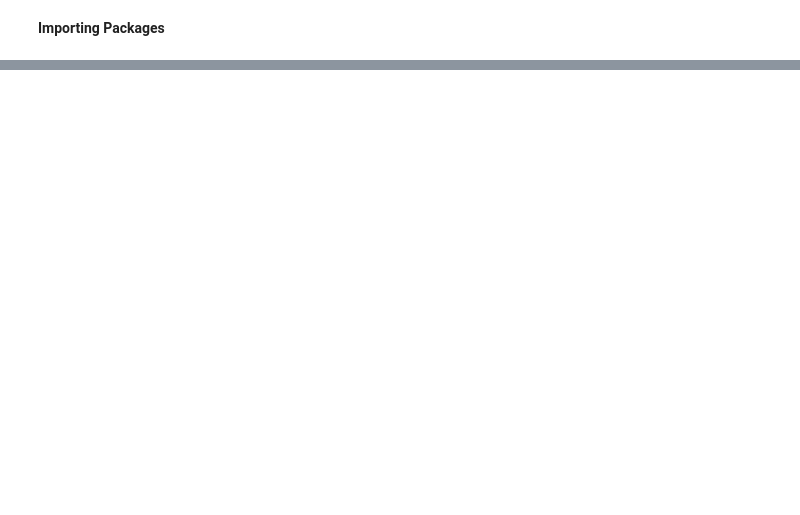
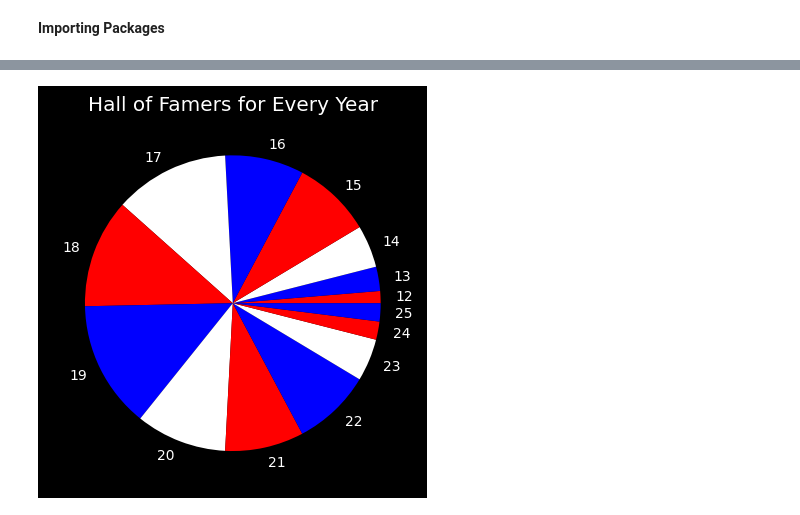
Before and after one commit to A-Peoples/DSRP_Project, a Jupyter notebook: Data_Science_Project_2025.ipynb, the cells around one changed output, grey strips where cells are left out. Drawn from its saved outputs; the diff is of its cells as text; code cells hidden in the pictures; blank space fills up the shorter version.

```diff
--- a/Data_Science_Project_2025.ipynb
+++ b/Data_Science_Project_2025.ipynb
@@ -99,0 +79,8 @@ Text(0.5, 1.0, 'Amount of Hall of Famers for every Age')
+# %%
+pie_df = hof_df.groupby(['Years_Active']).agg({'HOF': "sum"}).reset_index()
+plt.pie(pie_df['HOF'], labels=pie_df['Years_Active'], colors=['red', 'blue', 'white'])
+plt.style.use('dark_background')
+plt.title('Hall of Famers for Every Year')
+plt.show()
+# %% [output]
+[figure, added]
```
Also changed, not shown: parts of 13 cells of this notebook.
